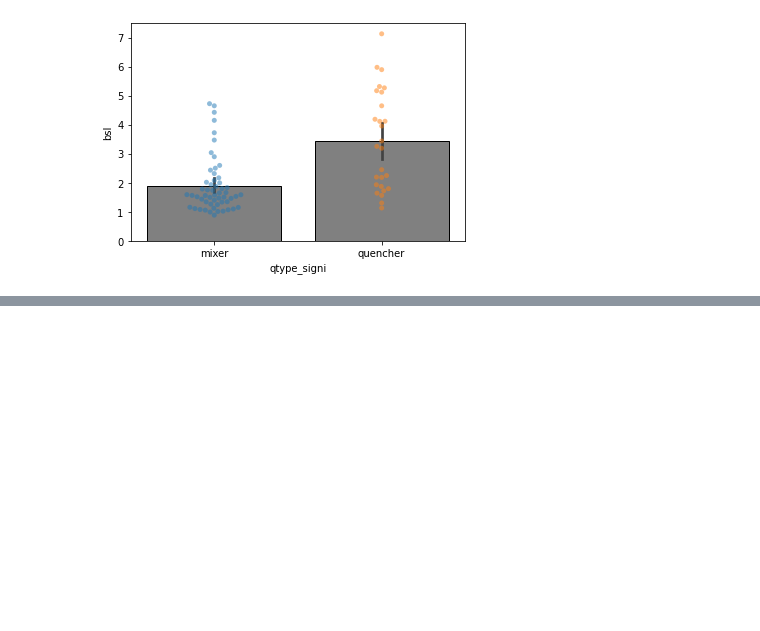
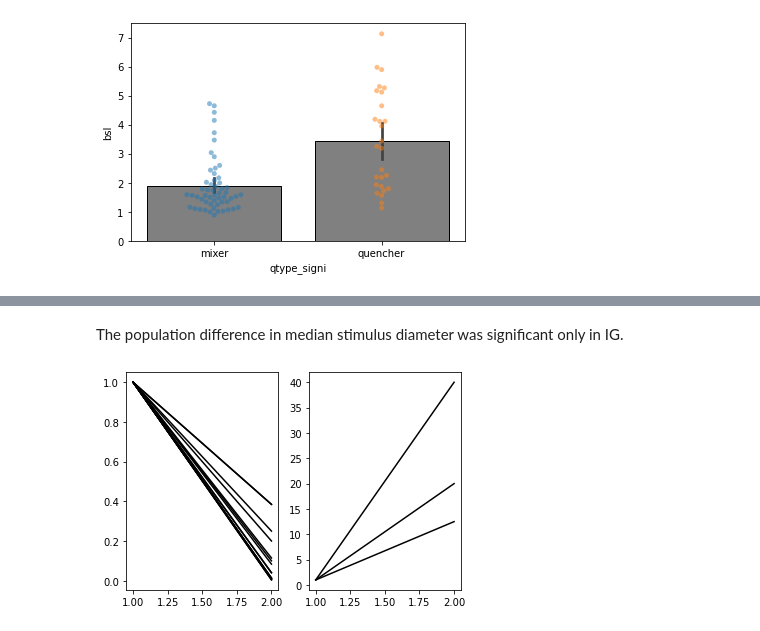
Before and after one commit to nurminenlab/variability-sizetuning-analysis, a Jupyter notebook: amplification_notebook.ipynb, the cells around one changed output, grey strips where cells are left out. Drawn from its saved outputs; the diff is of its cells as text; code cells hidden in the pictures; blank space fills up the shorter version.

```diff
--- a/amplification_notebook.ipynb
+++ b/amplification_notebook.ipynb
@@ -91,0 +259,21 @@ IG: 1.97170451796136 +- 0.17143175449256018
+# %% [markdown]
+The population difference in median stimulus diameter was significant only in IG.
+# %%
+SG_data = np.nan * np.ones((len(SG),2))
+SG_data[:,0] = SG['maxquench_diam']
+SG_data[:,1] = SG['maxamplif_diam']
+SG_data[:,1] = SG_data[:,1] / SG_data[:,0]
+SG_data[:,0] = SG_data[:,0] / SG_data[:,0]
+
+ax  = plt.subplot(1,2,1)
+ax2 = plt.subplot(1,2,2)
+a = 0
+for i in range(SG_data.shape[0]):
+    if ~np.isnan(SG_data[i,1]):
+        if SG_data[i,0] >= SG_data[i,1]:
+            ax.plot(np.array([1,2]),SG_data[i,:],'k-')
+        else:
+            a += 1
+            ax2.plot(np.array([1,2]),SG_data[i,:],'k-')
+# %% [output]
+[figure, added]
```
Also changed, not shown: parts of 9 cells of this notebook, 1 other file.
